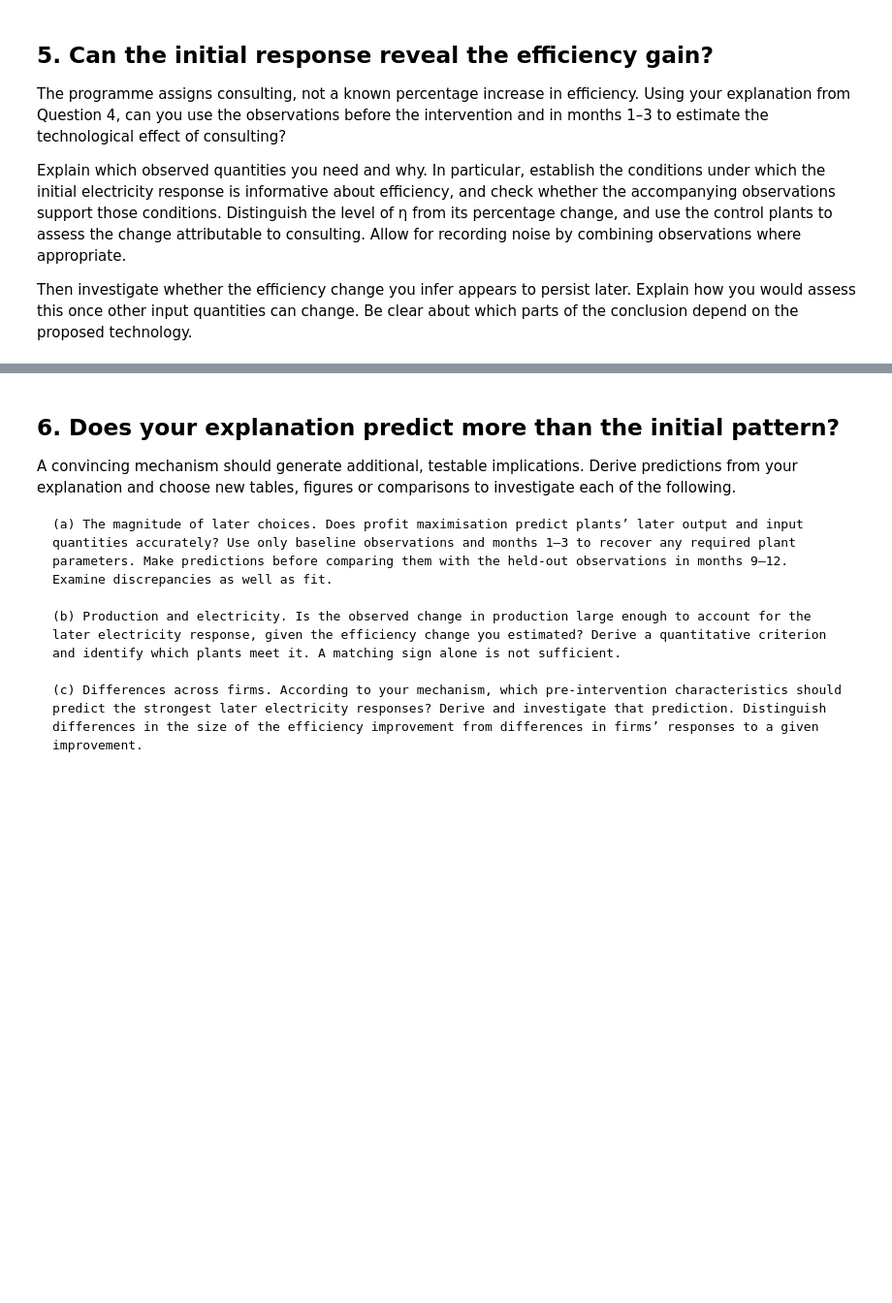
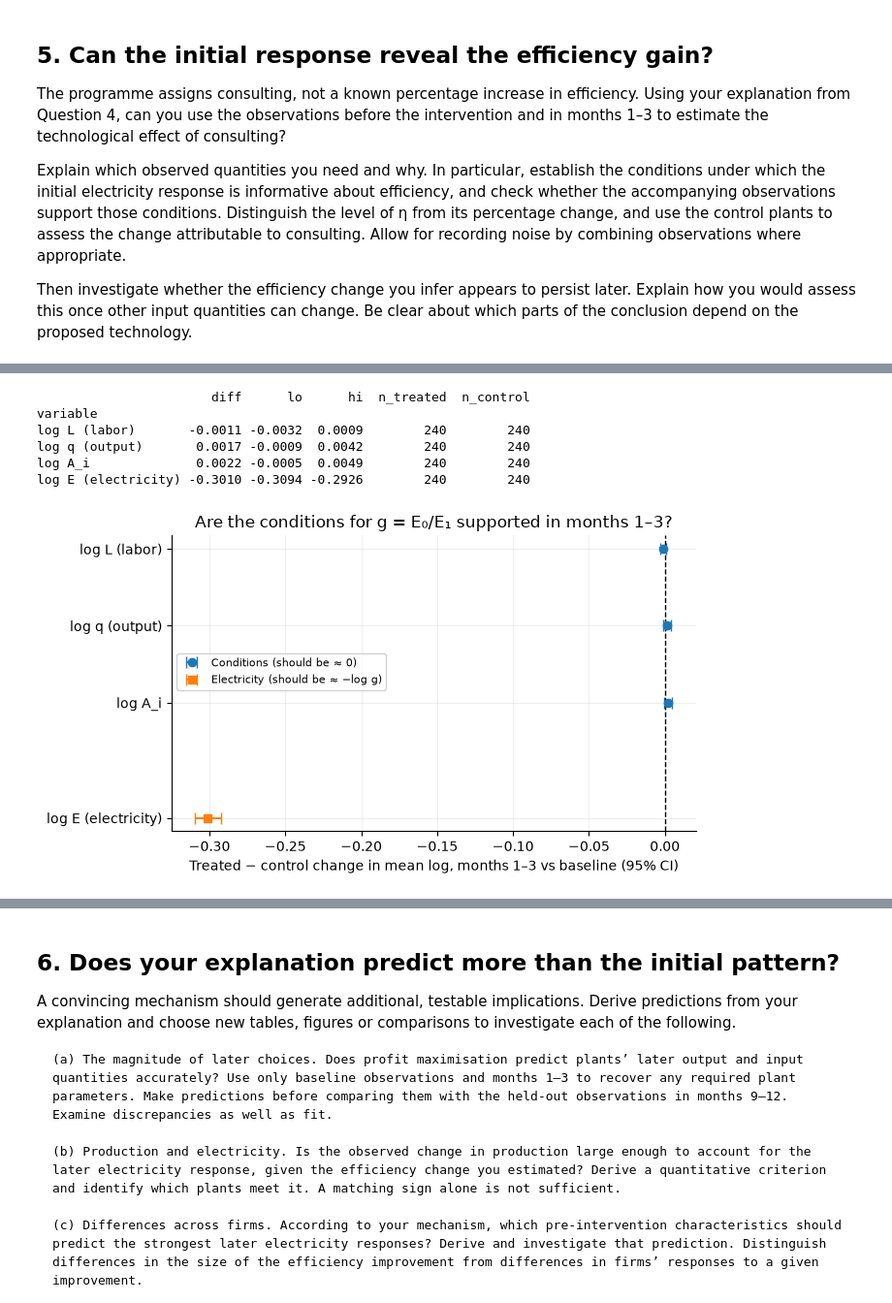
Before and after one commit to xave-markey/hw2_insurance_econ, a Jupyter notebook: assignment2_JL_V2.ipynb, the cells around one changed output, grey strips where cells are left out. Shown at 97% size. Saved outputs shown, nothing was run; the diff lists cells and outputs as text; code cells hidden in the pictures; blank space fills up the shorter version.

```diff
--- a/assignment2_JL_V2.ipynb
+++ b/assignment2_JL_V2.ipynb
@@ -1256,2 +1540,64 @@ Then investigate whether the efficiency change you infer appears to persist late
 # %%
-#*Answer:*
+# ---------- 1. Per-plant mean logs by window ----------
+d = df_eda.copy()
+d["treated"] = d["treated"].astype(int)
+d["log_labor"]  = np.log(d["labor"])
+d["log_output"] = np.log(d["output"])
+d["log_A"]      = np.log(d["output"] / np.sqrt(d["labor"]))   # log A_i = log q - 0.5 log L
+d["log_elec"]   = np.log(d["electricity"])                    # contrast only
+
+vars_ = {"log_labor": "log L (labor)",
+         "log_output": "log q (output)",
+         "log_A": "log A_i",
+         "log_elec": "log E (electricity)"}
+
+base  = d[(d.month >= -3) & (d.month <= 0)].groupby("firm_id")[list(vars_)].mean()
+early = d[(d.month >= 1)  & (d.month <= 3)].groupby("firm_id")[list(vars_)].mean()
+
+# mean of logs = log of geometric mean, so this averages out recording noise
+plant = (early - base)                                  # change per plant
+plant["treated"] = d.groupby("firm_id")["treated"].first()
+
+# ---------- 2. Treated minus control, CI across plants ----------
+rows = []
+for v, label in vars_.items():
+    t = plant.loc[plant.treated == 1, v]
+    c = plant.loc[plant.treated == 0, v]
+    diff = t.mean() - c.mean()
+    se = np.sqrt(t.var(ddof=1) / len(t) + c.var(ddof=1) / len(c))
+    rows.append({"variable": label, "diff": diff,
+                 "lo": diff - 1.96 * se, "hi": diff + 1.96 * se,
+                 "n_treated": len(t), "n_control": len(c)})
+res = pd.DataFrame(rows).set_index("variable")
+print(res.round(4))
+
+# ---------- 3. Plot ----------
+fig, ax = plt.subplots(figsize=(7, 4))
+core = res.iloc[:3]
+ax.errorbar(core["diff"], range(len(core)),
+            xerr=[core["diff"] - core["lo"], core["hi"] - core["diff"]],
+            fmt="o", color="tab:blue", capsize=4, label="Conditions (should be ≈ 0)")
+
+contrast = res.iloc[3:]
+ax.errorbar(contrast["diff"], [len(core) + 0.5],
+            xerr=[contrast["diff"] - contrast["lo"], contrast["hi"] - contrast["diff"]],
+            fmt="s", color="tab:orange", capsize=4, label="Electricity (should be ≈ −log g)")
+
+ax.axvline(0, color="black", ls="--", lw=1)
+ax.set_yticks(list(range(len(core))) + [len(core) + 0.5])
+ax.set_yticklabels(list(core.index) + list(contrast.index))
+ax.set_xlabel("Treated − control change in mean log, months 1–3 vs baseline (95% CI)")
+ax.set_title("Are the conditions for g = E₀/E₁ supported in months 1–3?")
+ax.invert_yaxis()
+ax.legend(loc="upper left", bbox_to_anchor=(0.0, 0.62), fontsize=8, framealpha=0.9)
+ax.grid(alpha=0.2)
+plt.tight_layout()
+plt.show()
+# %% [output]
+                       diff      lo      hi  n_treated  n_control
+variable
+log L (labor)       -0.0011 -0.0032  0.0009        240        240
+log q (output)       0.0017 -0.0009  0.0042        240        240
+log A_i              0.0022 -0.0005  0.0049        240        240
+log E (electricity) -0.3010 -0.3094 -0.2926        240        240
+[figure, added]
```
Also changed, not shown: parts of 23 cells of this notebook, 2 other files.
